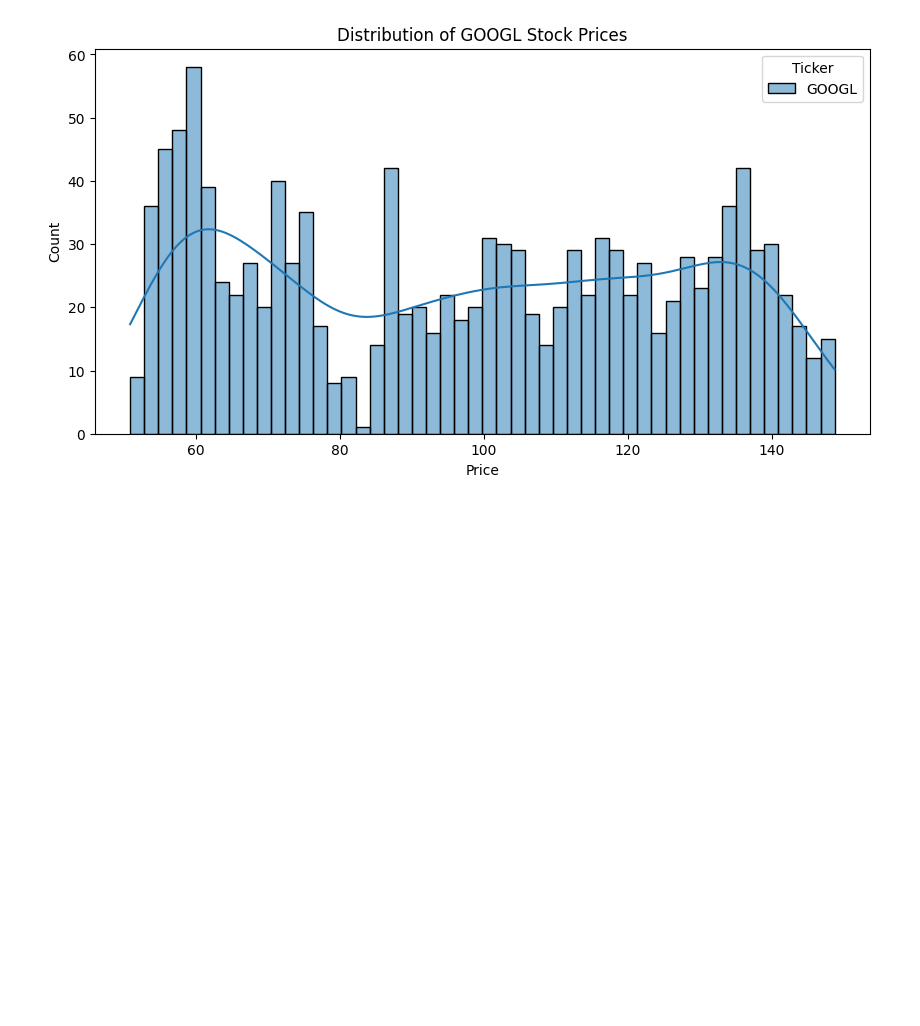
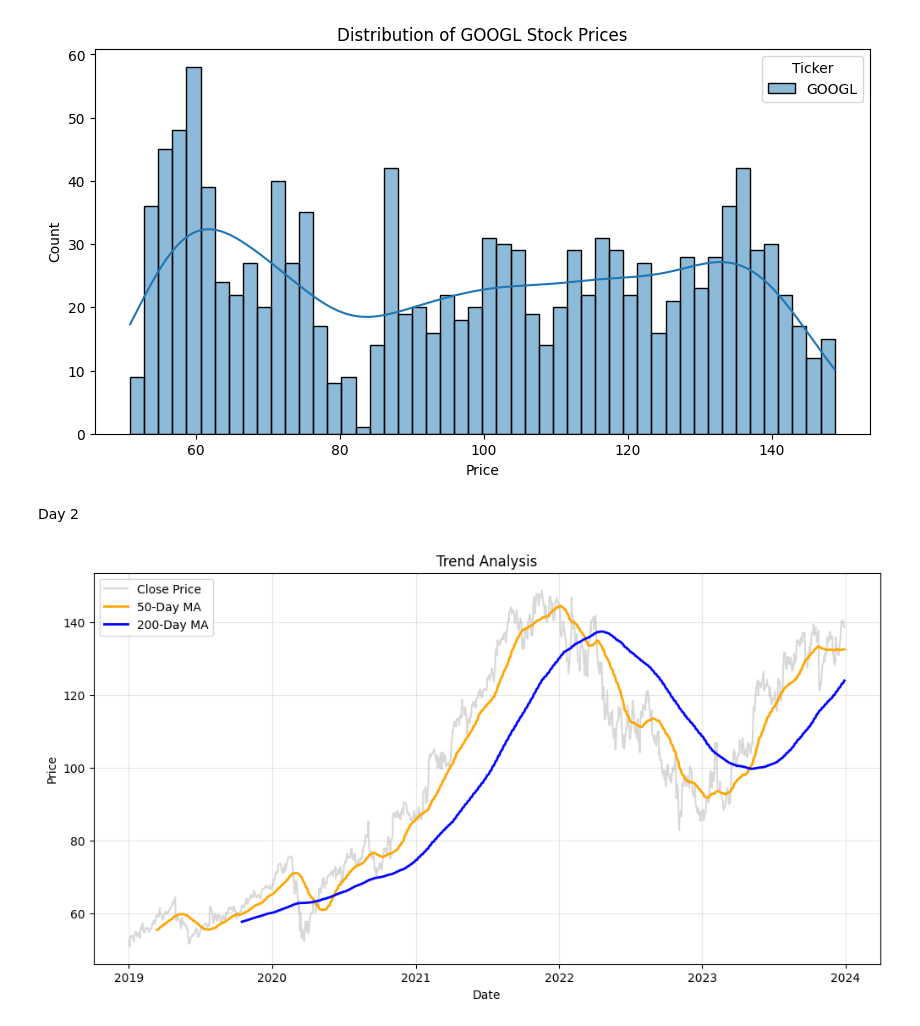
Before and after one commit to hardiksharma2005/Time-series-forcasting, a Jupyter notebook: Time_Series_Forcasting_project.ipynb, the cells around one changed output. Saved outputs shown, nothing was run; the diff lists cells and outputs as text; code cells hidden in the pictures; blank space fills up the shorter version.

```diff
--- a/Time_Series_Forcasting_project.ipynb
+++ b/Time_Series_Forcasting_project.ipynb
@@ -60,3 +60,32 @@ plt.xlabel("Price")
 plt.show()
 # %% [output]
 [figure]
+# %% [markdown]
+Day 2
+# %%
+# calculating moving averages
+# Shows short-term sentiment.
+data['MA_50'] = data['Close'].rolling(window=50).mean()
+
+# Shows the major long-term trend.
+data['MA_200'] = data['Close'].rolling(window=200).mean()
+# %%
+# calculating volatility
+data['Volatility'] = data['Close'].rolling(window=20).std()
+# %%
+plt.figure(figsize=(12, 6))
+
+plt.plot(data.index, data['Close'], label='Close Price', alpha=0.3, color='gray')
+
+# Plotting moving averages
+plt.plot(data.index, data['MA_50'], label='50-Day MA', color='orange', linewidth=2)
+plt.plot(data.index, data['MA_200'], label='200-Day MA', color='blue', linewidth=2)
+
+plt.title("Trend Analysis")
+plt.xlabel("Date")
+plt.ylabel("Price")
+plt.legend()
+plt.grid(True, alpha=0.3)
+plt.show()
+# %% [output]
+[figure, added]
```
Also changed, not shown: parts of 2 cells of this notebook.
